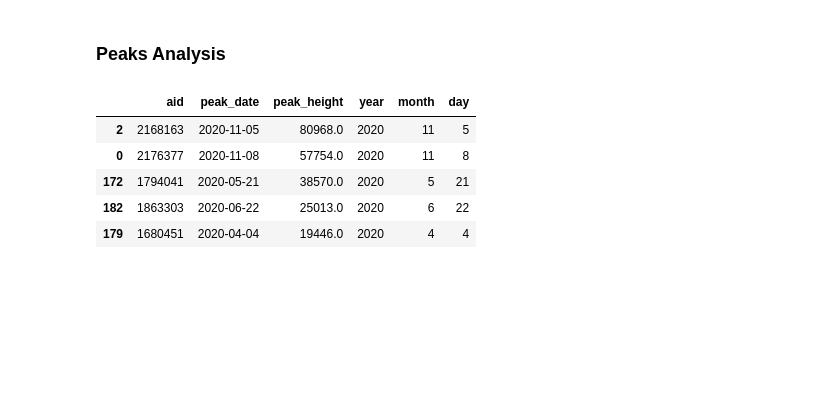
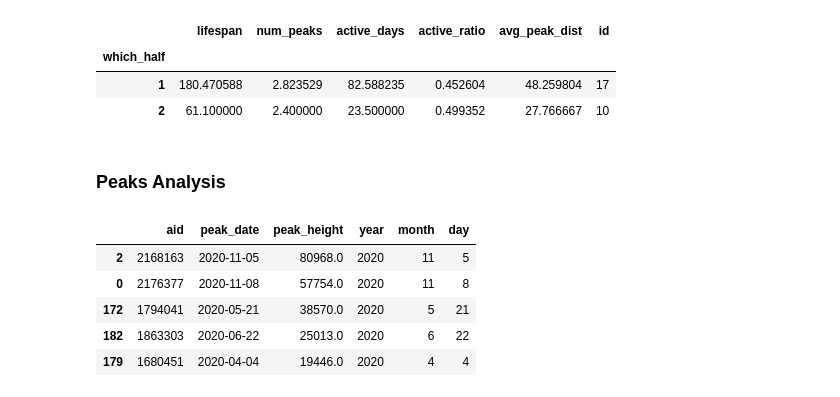
Before and after one commit to jlt10/hoaxy-misinfo, a Jupyter notebook: notebooks/ArticleFeatureCreation.ipynb, the cells around one changed output. Cells and saved outputs as stored; diff of their text form; code cells hidden in the pictures; blank space fills up the shorter version.

```diff
--- a/notebooks/ArticleFeatureCreation.ipynb
+++ b/notebooks/ArticleFeatureCreation.ipynb
@@ -94,6 +94,20 @@ article_feature_df.groupby(["which_half", "num_peaks"]).agg({
 |  | 2 | 47.428571 | 18.000000 | 0.541972 | 7 |
 |  | 3 | 100.500000 | 44.500000 | 0.471653 | 2 |
 |  | 4 | 78.000000 | 20.000000 | 0.256410 | 1 |
+# %%
+article_feature_df[article_feature_df.num_peaks > 1].groupby(["which_half"]).agg({
+    "lifespan": "mean",
+    "num_peaks": "mean",
+    "active_days": "mean",
+    "active_ratio": "mean",
+    "avg_peak_dist": "mean",
+    "id": "count",
+})
+# %% [output]
+|  | lifespan | num_peaks | active_days | active_ratio | avg_peak_dist | id |
+| which_half |  |  |  |  |  |  |
+| 1 | 180.470588 | 2.823529 | 82.588235 | 0.452604 | 48.259804 | 17 |
+| 2 | 61.100000 | 2.400000 | 23.500000 | 0.499352 | 27.766667 | 10 |
 # %% [markdown]
 ### Peaks Analysis
 # %%
```
Also changed, not shown: parts of 9 cells of this notebook, 56 other files.
